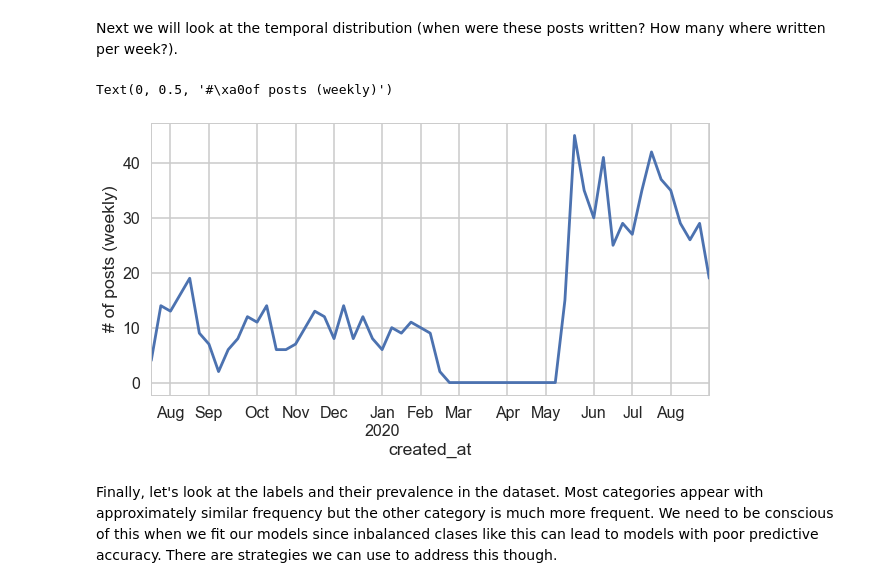
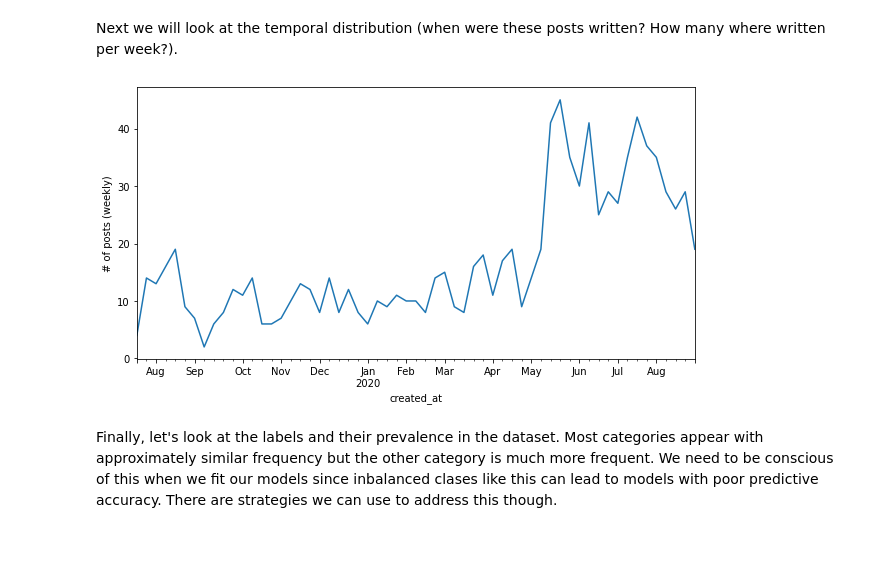
Before and after one commit to yl238/reddit, a Jupyter notebook: notebooks/1-Data-Preprocessing.ipynb, the cells around one changed output. Saved outputs shown, nothing was run; the diff lists cells and outputs as text; code cells hidden in the pictures; blank space fills up the shorter version.

Commit message:
Use raw data to plot weekly aggregates

```diff
--- a/notebooks/1-Data-Preprocessing.ipynb
+++ b/notebooks/1-Data-Preprocessing.ipynb
@@ -75,11 +75,12 @@ Label:  mobile
 # %% [markdown]
 Next we will look at the temporal distribution (when were these posts written? How many where written per week?).
 # %%
-ax = df_posts.set_index('created_at').resample('W').size().plot(figsize=(10, 5))
-ax.set_ylabel('# of posts (weekly)')
+df_raw = pd.read_csv('../datasets/reddit_scrape.csv')
+df_raw['created_at'] = pd.to_datetime(df_all['created_at'])
+ax = df_raw.set_index('created_at').resample('W').size().plot(figsize=(10, 5))
+ax.set_ylabel('# of posts (weekly)');
 # %% [output]
-Text(0, 0.5, '#\xa0of posts (weekly)')
-[figure, old version]
+[figure, new version]
 # %% [markdown]
 Finally, let's look at the labels and their prevalence in the dataset. Most categories appear with approximately similar frequency but the other category is much more frequent. We need to be conscious of this when we fit our models since inbalanced clases like this can lead to models with poor predictive accuracy. There are strategies we can use to address this though.
 # %%
```
